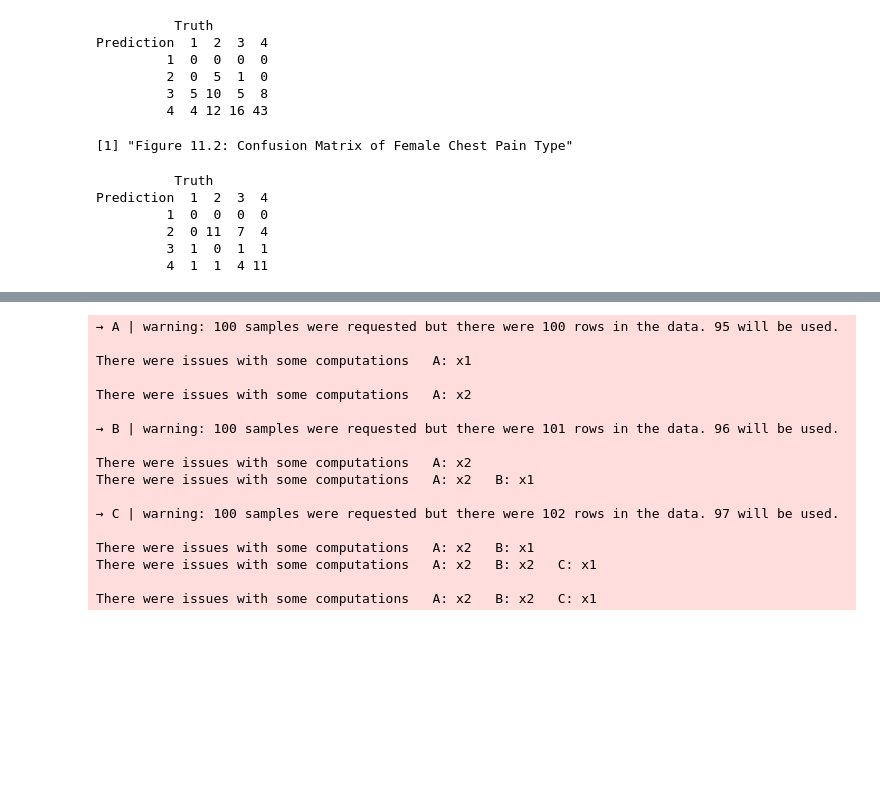
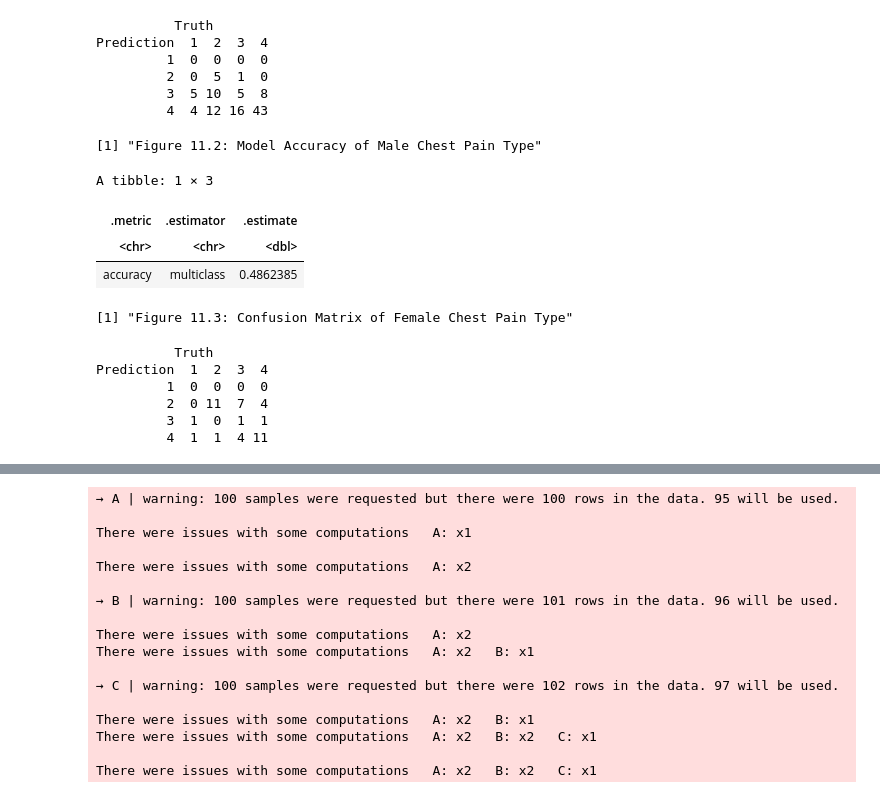
Before and after one commit to TheSkiffle/group_project_ds_2024, a Jupyter notebook: group_project_report.ipynb, the cells around one changed output, grey strips where cells are left out. Drawn from its saved outputs; the diff is of its cells as text; code cells hidden in the pictures; blank space fills up the shorter version.

Commit message:
Added model accuracy estimate

```diff
--- a/group_project_report.ipynb
+++ b/group_project_report.ipynb
@@ -471,6 +471,19 @@ Prediction  1  2  3  4
          2  0  5  1  0
          3  5 10  5  8
          4  4 12 16 43
+# %%
+cp_model_accuracy_male <- cp_predictions_male |>
+    metrics(truth = cp, estimate = .pred_class) |>
+    filter(.metric == "accuracy")
+
+"Figure 11.2: Model Accuracy of Male Chest Pain Type"
+cp_model_accuracy_male
+# %% [output]
+[1] "Figure 11.2: Model Accuracy of Male Chest Pain Type"
+A tibble: 1 × 3
+| .metric | .estimator | .estimate |
+| <chr> | <chr> | <dbl> |
+| accuracy | multiclass | 0.4862385 |
 # %%
 cp_spec_female <- nearest_neighbor(weight_func = "rectangular", neighbors = 30) |>
     set_engine("kknn") |>
@@ -490,10 +503,10 @@ cp_predictions_female <- predict(cp_fit_female, cp_heart_test_female) |>
 cp_confusion_female <- cp_predictions_female |>
     conf_mat(truth = cp, estimate = .pred_class)
 
-"Figure 11.2: Confusion Matrix of Female Chest Pain Type"
+"Figure 11.3: Confusion Matrix of Female Chest Pain Type"
 cp_confusion_female
 # %% [output]
-[1] "Figure 11.2: Confusion Matrix of Female Chest Pain Type"
+[1] "Figure 11.3: Confusion Matrix of Female Chest Pain Type"
           Truth
 Prediction  1  2  3  4
          1  0  0  0  0
```
Also changed, not shown: parts of 4 cells of this notebook.
